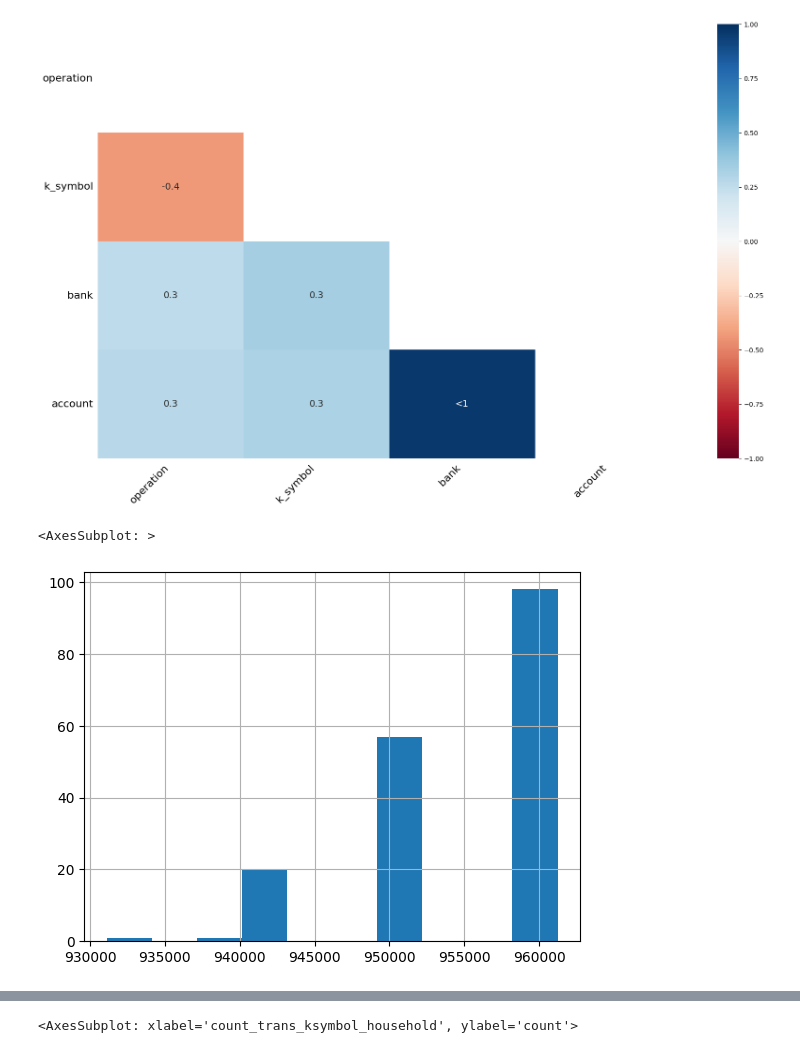
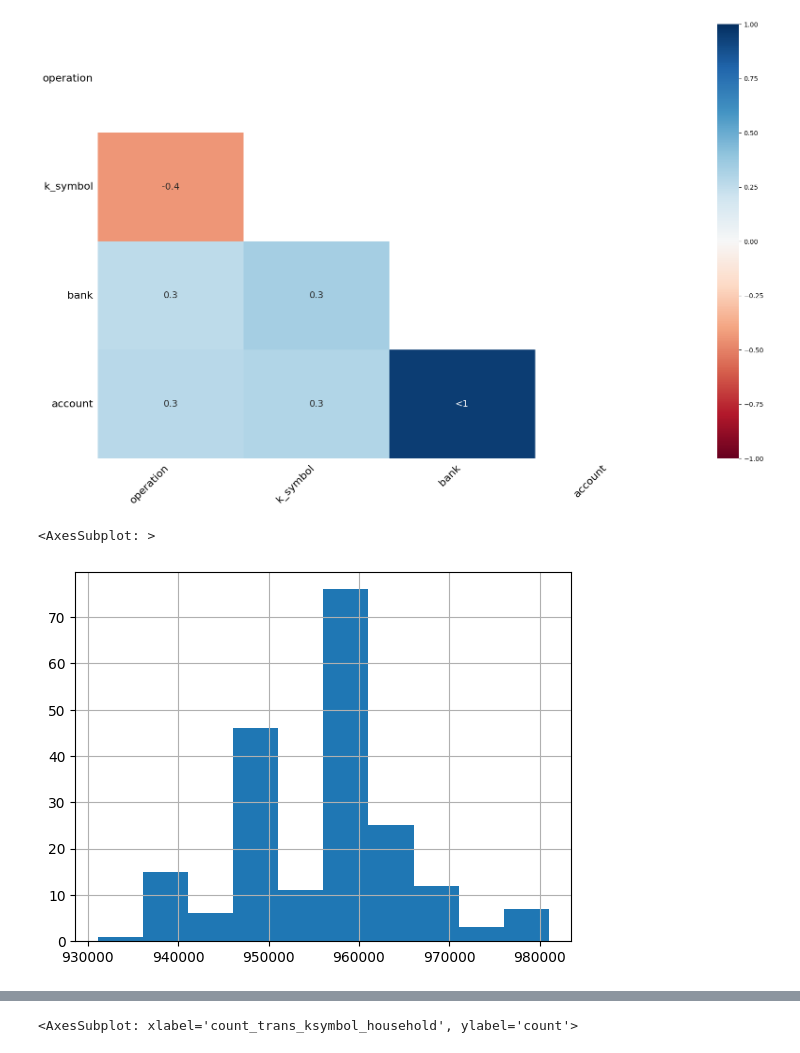
Before and after one commit to biromiro/feup-ac, a Jupyter notebook: src/main.ipynb, the cells around one changed output, grey strips where cells are left out. Drawn from its saved outputs; the diff is of its cells as text; code cells hidden in the pictures.

```diff
--- a/src/main.ipynb
+++ b/src/main.ipynb
@@ -96,12 +96,12 @@ def dict_barplot(dict):
     plt.show()
 # %%
 accounts = pd.read_csv('data/account.csv', sep=';')
-cards_dev = pd.read_csv('data/card_dev.csv', sep=';')
+cards = pd.read_csv('data/card.csv', sep=';')
 clients = pd.read_csv('data/client.csv', sep=';')
 disp = pd.read_csv('data/disp.csv', sep=';')
 districts = pd.read_csv('data/district.csv', sep=';')
-loans_dev = pd.read_csv('data/loan_dev.csv', sep=';')
-trans_dev = pd.read_csv('data/trans_dev.csv', sep=';')
+loans = pd.read_csv('data/loan.csv', sep=';')
+trans = pd.read_csv('data/trans.csv', sep=';')
 # %%
 def info(table, name):
     print("==============")
@@ -390,8 +390,8 @@ msno.heatmap(trans_dev)
 <AxesSubplot: >
 [figure]
 # %%
-cards_dev['issued'].hist()
+cards['issued'].hist()
 # %% [output]
 <AxesSubplot: >
-[figure, old version]
+[figure, new version]
 # %%
```
Also changed, not shown: parts of 27 cells of this notebook, 11 other files.
